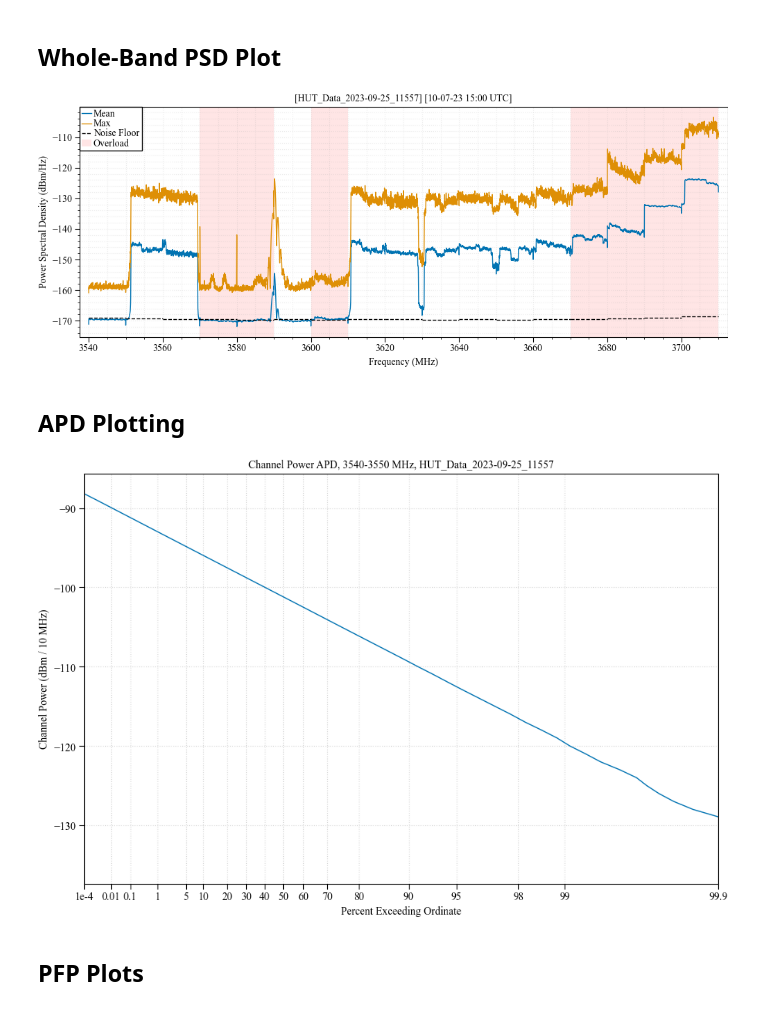
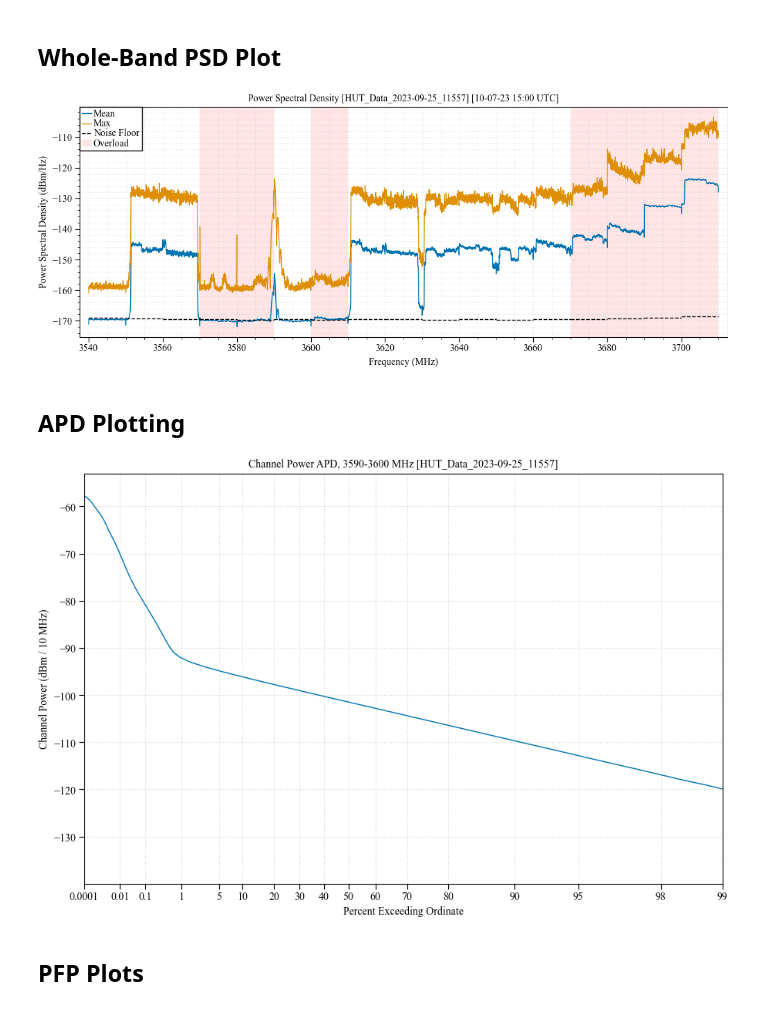
Before and after one commit to usnistgov/nasctn-sea-ingest, a Jupyter notebook: demos/seamf_quickplot.ipynb, the cells around one changed output. Saved outputs shown, nothing was run; the diff lists cells and outputs as text; code cells hidden in the pictures.

```diff
--- a/demos/seamf_quickplot.ipynb
+++ b/demos/seamf_quickplot.ipynb
@@ -93,7 +93,7 @@ sweep_time = (
     datetime.fromisoformat(dfs["sweep_metadata"].datetime[0][:-1])
     .strftime("%m-%d-%y %H:%M UTC")
 )
-ax.set_title(f"[{fname}] [{sweep_time}]")
+ax.set_title(f"Power Spectral Density [{fname}] [{sweep_time}]")
 ax.legend()
 
 # Configure here to zoom on a channel or channels:
@@ -101,46 +101,51 @@ ax.legend()
 
 plt.show()
 # %% [output]
-[figure, old version]
+[figure, new version]
 # %% [markdown]
 ## APD Plotting
 # %%
-frequency = 3545  # MHz
-apd = dfs["apd"].loc(axis=0)[:, frequency*1e6]
+# Select a channel by its center frequency (MHz) here
+cf = 3595
+
+apd = dfs["apd"].loc(axis=0)[:, cf*1e6]
 
 # This just shows that the index/data are reversed from what would be expected
 
 # one solution is to create a new series, swapping the axis for the channel data:
 apd = pd.Series(apd.columns.values, index=apd.values[0])
 
 # plot setup: define x-axis ticks
+# note: this configuration results in some data not being displayed
+# at the highest and lowest probabilities. Adjust here or in
+# the "ax.set_xlim" call to change this, if desired.
 xtick_labels = [
-    "1e-4", "0.01", "0.1", "1", "5", "10", "20", "30", "40",
-    "50", "60", "70", "80", "90", "95", "98", "99", "99.9",
+    "0.0001", "0.01", "0.1", "1", "5", "10", "20", "30", "40",
+    "50", "60", "70", "80", "90", "95", "98", "99", #"99.9",
 ]
 ptick_values = np.array([float(x) / 100. for x in xtick_labels])
 x_origin = 10.0 * np.log10(-np.log(ptick_values[0]))
 # Map p value ticks to x values
 xtick = x_origin - 10.0 * np.log10(-np.log(ptick_values))
 
 # Map p values to x axis, dealing with NaNs
 p = np.where(apd.index != 0, apd.index, np.nan)
 logp = np.where(np.log(p) != 0, np.log(p), np.nan)
 x = x_origin - 10.0 * np.log10(-logp)
 
 # plot
 fig, ax = plt.subplots(figsize=(9, 6))
 ax.plot(x, apd.values)
 ax.set_xlabel("Percent Exceeding Ordinate")
-ax.set_xticks(xtick, xtick_labels)#, fontsize=8)
+ax.set_xticks(xtick, xtick_labels)
 ax.set_xlim(xtick.min(), xtick.max())
 ax.grid(True, "minor", "y", alpha=0.75)
 ax.grid(True, "major", "both", alpha=0.5)
 ax.set_ylabel("Channel Power (dBm / 10 MHz)")
-ax.set_title(f"Channel Power APD, {frequency-5}-{frequency+5} MHz [{fname}]")
+ax.set_title(f"Channel Power APD, {cf-5}-{cf+5} MHz [{fname}]")
 plt.show()
 # %% [output]
-[figure, old version]
+[figure, new version]
 # %% [markdown]
 ## PFP Plots
 # %%
```
Also changed, not shown: parts of 4 cells of this notebook.
